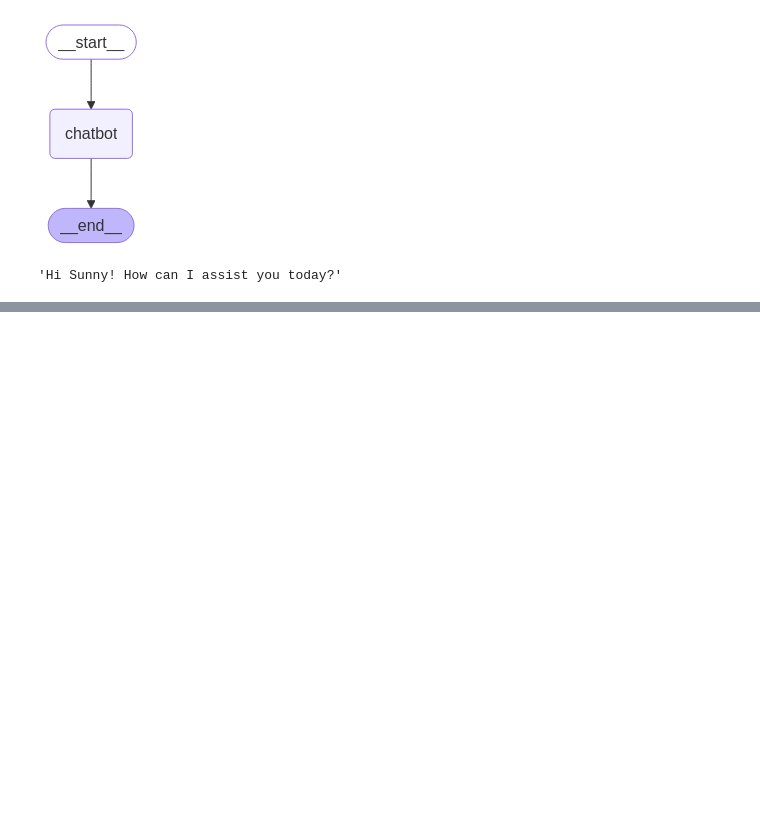
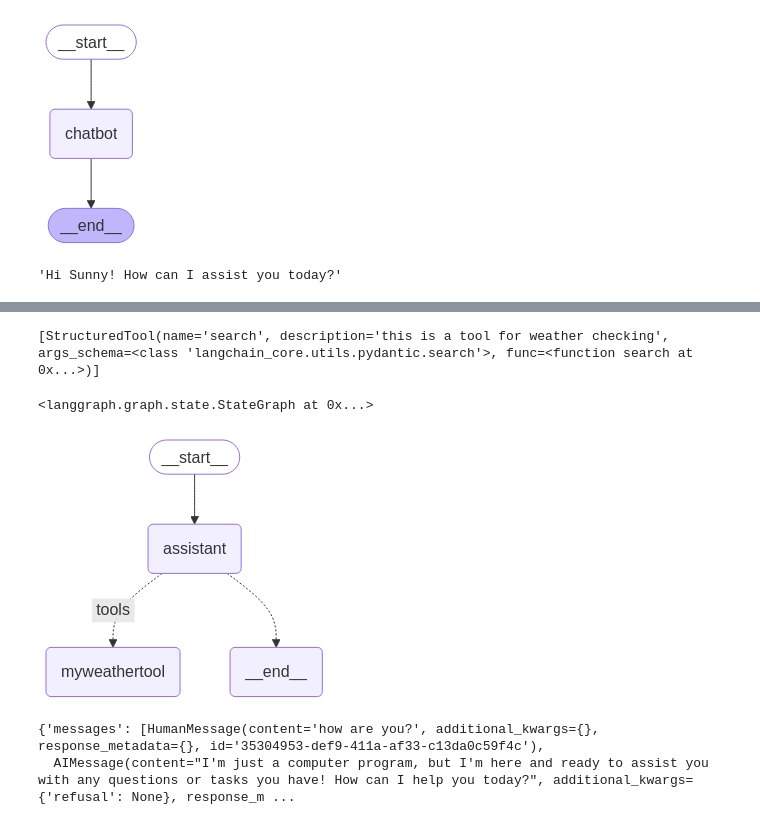
Before and after one commit to sunnysavita10/genai_bootcamp, a Jupyter notebook: langgraph-agents/langgraph_agents.ipynb, the cells around one changed output, grey strips where cells are left out. Drawn from its saved outputs; the diff is of its cells as text; code cells hidden in the pictures; blank space fills up the shorter version.

```diff
--- a/langgraph-agents/langgraph_agents.ipynb
+++ b/langgraph-agents/langgraph_agents.ipynb
@@ -108,0 +195,30 @@ response["messages"][-1].content
+# %%
+tools
+# %% [output]
+[StructuredTool(name='search', description='this is a tool for weather checking', args_schema=<class 'langchain_core.utils.pydantic.search'>, func=<function search at 0x...>)]
+# %%
+tool_node=ToolNode(tools)
+# %%
+workflow=StateGraph(MessagesState)
+# %%
+workflow.add_node("assistant",call_model)
+workflow.add_node("myweathertool",tool_node)
+# %% [output]
+<langgraph.graph.state.StateGraph at 0x...>
+# %%
+workflow.add_edge(START, "assistant")
+
+workflow.add_conditional_edges("assistant",
+                               router_function,
+                               {"tools": "myweathertool", END: END})
+
+app = workflow.compile()
+# %%
+display(Image(app.get_graph().draw_mermaid_png()))
+# %% [output]
+[figure, added]
+# %%
+app.invoke({"messages": ["how are you?"]})
+# %% [output]
+{'messages': [HumanMessage(content='how are you?', additional_kwargs={}, response_metadata={}, id='35304953-def9-411a-af33-c13da0c59f4c'),
+  AIMessage(content="I'm just a computer program, but I'm here and ready to assist you with any questions or tasks you have! How can I help you today?", additional_kwargs={'refusal': None}, response_m ...
```
Also changed, not shown: parts of 23 cells of this notebook.
